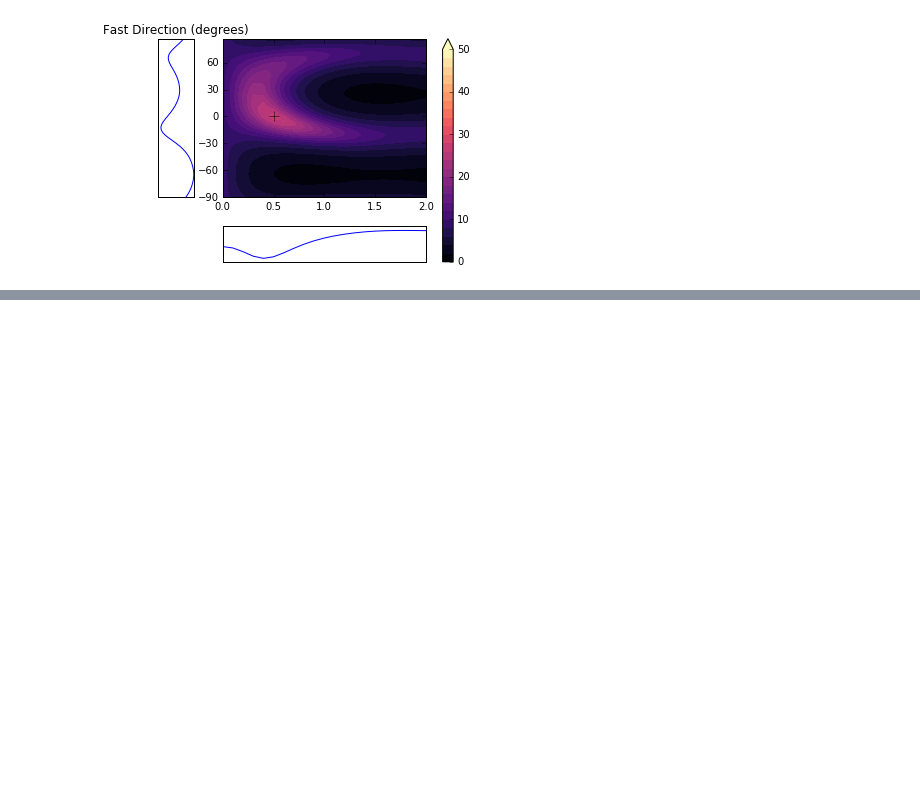
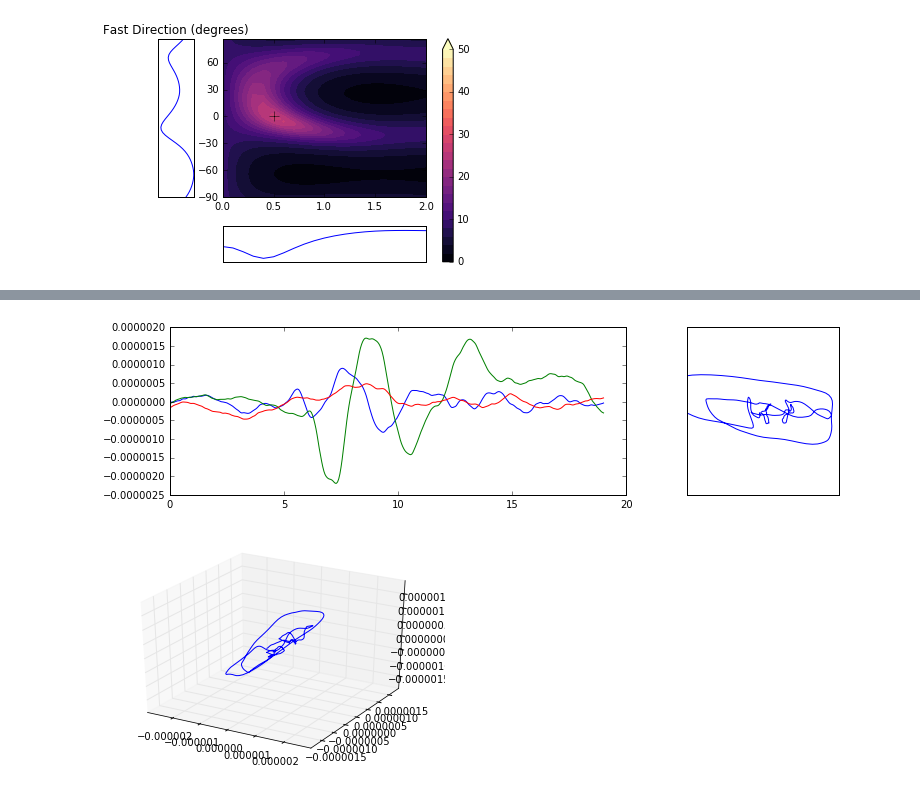
Before and after one commit to JackWalpole/splitwavepy, a Jupyter notebook: devel/Work_with_obspy.ipynb, the cells around one changed output, grey strips where cells are left out. Cells and saved outputs as stored; diff of their text form; code cells hidden in the pictures; blank space fills up the shorter version.

```diff
--- a/devel/Work_with_obspy.ipynb
+++ b/devel/Work_with_obspy.ipynb
@@ -127,0 +128,9 @@ t.plot()
+# %%
+w = t.genwindow(30,19)
+tc = t.copy()
+tc.chop(w)
+tc.plot()
+tc.ppm()
+# %% [output]
+[figure, added]
+[figure, added]
```
Also changed, not shown: parts of 5 cells of this notebook, 2 other files.
